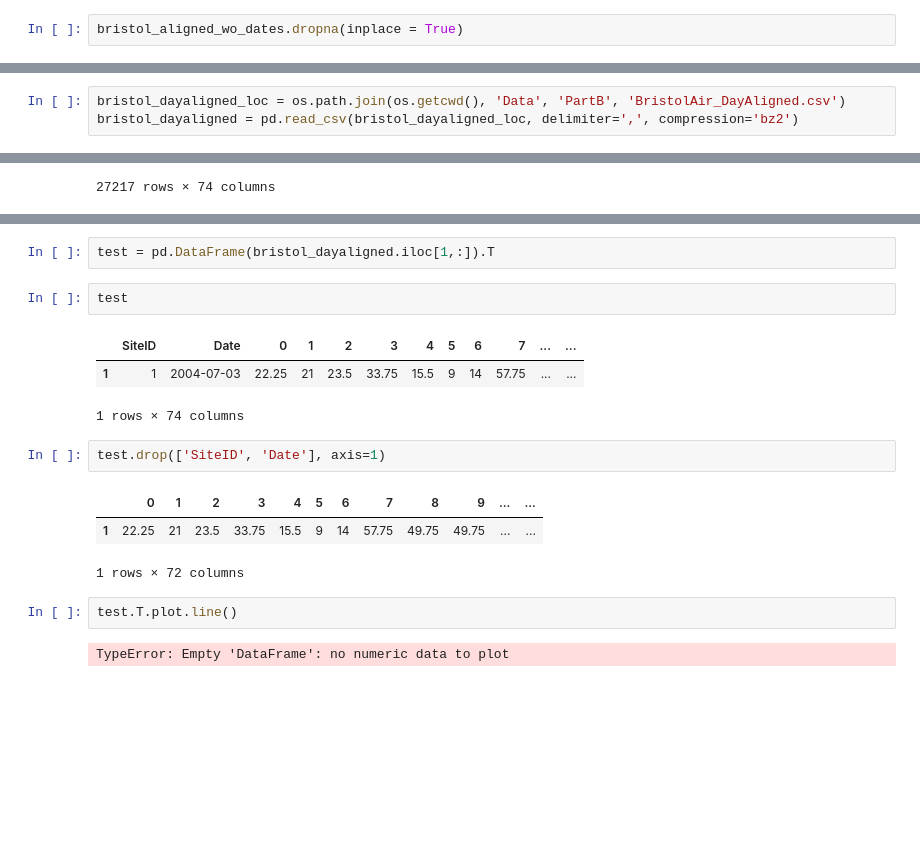
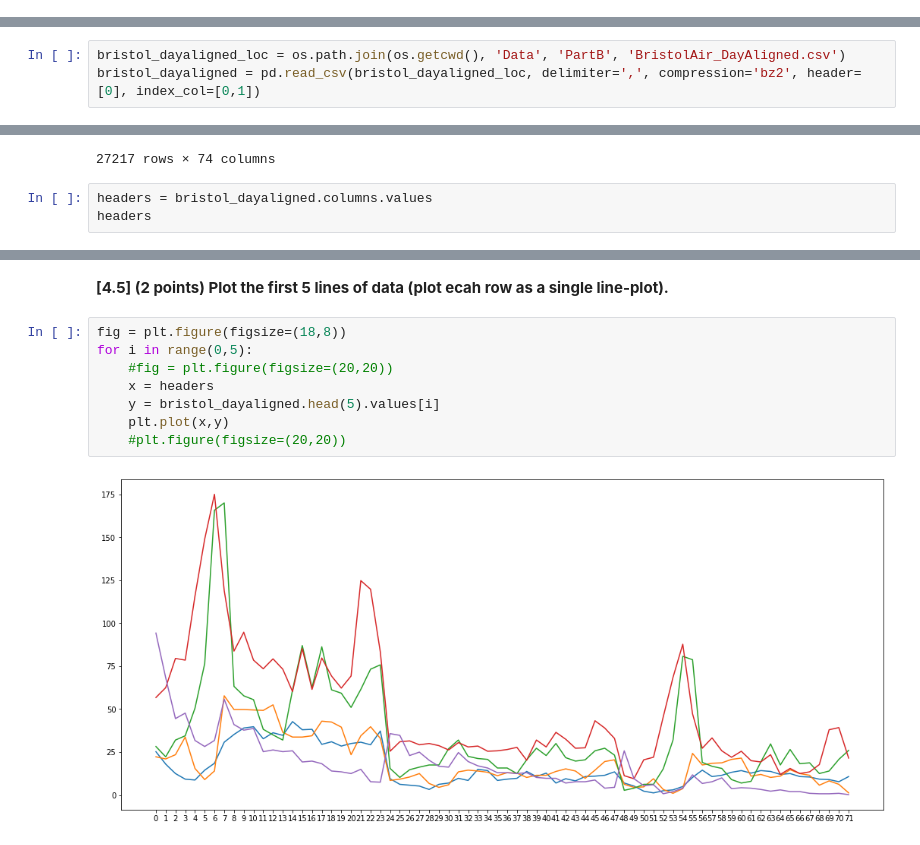
Before and after one commit to athiyadeviyani/Introductory-Applied-Machine-Learning, a Jupyter notebook: IAML_CW2.ipynb, the cells around one changed output, grey strips where cells are left out. Cells and saved outputs as stored; diff of their text form; blank space fills up the shorter version.

```diff
--- a/IAML_CW2.ipynb
+++ b/IAML_CW2.ipynb
@@ -752,2 +825,0 @@ bristol_aligned_wo_dates.dropna
-# %%
-bristol_aligned_wo_dates.dropna(inplace = True)
@@ -894,7 +974,7 @@ the header, and that the index columns should be 'SiteID' and 'Date': also, this
 compressed using 'bz2'. Look at the first few lines and familiarise yourself with the data.
 # %%
 bristol_dayaligned_loc = os.path.join(os.getcwd(), 'Data', 'PartB', 'BristolAir_DayAligned.csv')
-bristol_dayaligned = pd.read_csv(bristol_dayaligned_loc, delimiter=',', compression='bz2')
+bristol_dayaligned = pd.read_csv(bristol_dayaligned_loc, delimiter=',', compression='bz2', header=[0], index_col=[0,1])
 # %%
 bristol_dayaligned
 # %% [output]
@@ -916,3 +996,6 @@ bristol_dayaligned
 | 27215 | 16 | 2019-08-10 | 3.107813 | 4.590000 | 3.681563 | 3.585938 | 4.159688 | 5.163750 | 8.558438 | 9.945000 | ... | ... |
 | 27216 | 16 | 2019-08-11 | 6.502500 | 4.685625 | 2.438438 | 5.068125 | 3.681563 | 5.594063 | 4.159688 | 6.837188 | ... | ... |
 27217 rows × 74 columns
+# %%
+headers = bristol_dayaligned.columns.values
+headers
@@ -929,18 +1021,12 @@ bristol_dayaligned.head(5)
-# %%
-test = pd.DataFrame(bristol_dayaligned.iloc[1,:]).T
-# %%
-test
-# %% [output]
-|  | SiteID | Date | 0 | 1 | 2 | 3 | 4 | 5 | 6 | 7 | ... | ... |
-| 1 | 1 | 2004-07-03 | 22.25 | 21 | 23.5 | 33.75 | 15.5 | 9 | 14 | 57.75 | ... | ... |
-1 rows × 74 columns
-# %%
-test.drop(['SiteID', 'Date'], axis=1)
-# %% [output]
-|  | 0 | 1 | 2 | 3 | 4 | 5 | 6 | 7 | 8 | 9 | ... | ... |
-| 1 | 22.25 | 21 | 23.5 | 33.75 | 15.5 | 9 | 14 | 57.75 | 49.75 | 49.75 | ... | ... |
-1 rows × 72 columns
-# %%
-test.T.plot.line()
-# %% [output]
-TypeError: Empty 'DataFrame': no numeric data to plot
+# %% [markdown]
+**[4.5] (2 points) Plot the first 5 lines of data (plot ecah row as a single line-plot).**
+# %%
+fig = plt.figure(figsize=(18,8))
+for i in range(0,5):
+    #fig = plt.figure(figsize=(20,20))
+    x = headers
+    y = bristol_dayaligned.head(5).values[i]
+    plt.plot(x,y)
+    #plt.figure(figsize=(20,20))
+# %% [output]
+[figure, added]
```
Also changed, not shown: parts of 49 cells of this notebook.
